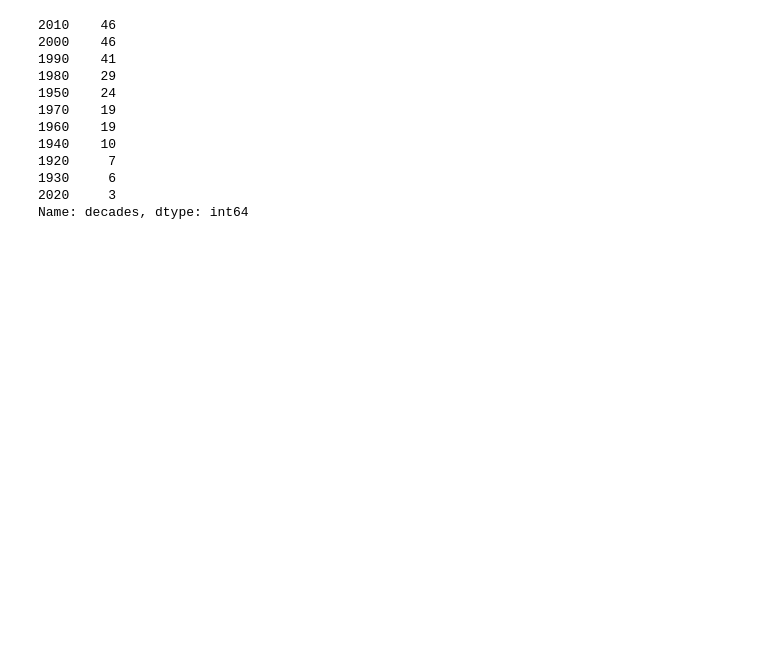
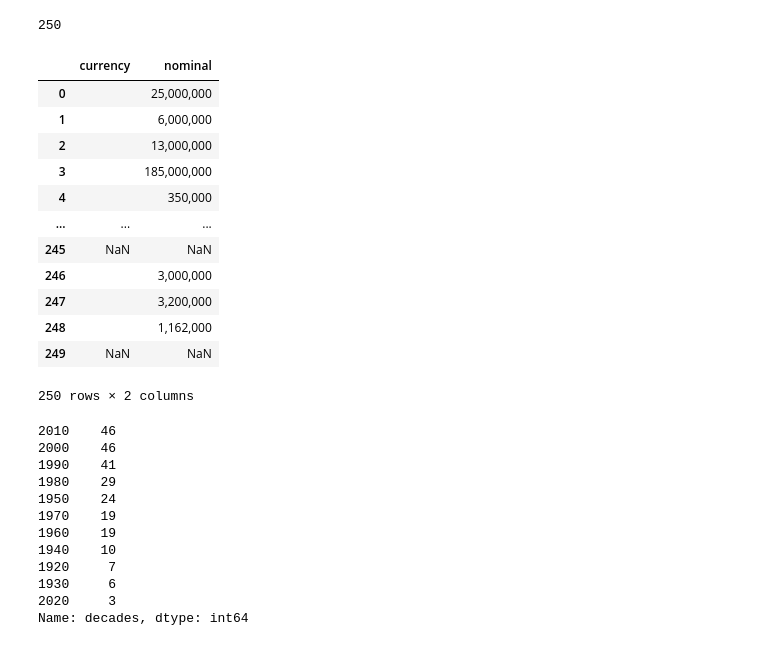
Before and after one commit to moritzdaendliker/IMDBscraper_and_analysis, a Jupyter notebook: Data Preparation & descriptive statistics.ipynb, the cells around one changed output. Cells and saved outputs as stored; diff of their text form; code cells hidden in the pictures; blank space fills up the shorter version.

```diff
--- a/Data Preparation & descriptive statistics.ipynb
+++ b/Data Preparation & descriptive statistics.ipynb
@@ -14,6 +15,31 @@ import matplotlib.pyplot as plt
 ## loading the csv file which was created after scraping the IMDb website
 imdb_top_movies = pd.read_csv("imdb_top_movies.csv")
 imdb_top_movies = imdb_top_movies.astype({"year": int})
+
+# quick clean
+imdb_top_movies = imdb_top_movies.dropna( axis=0, how='all')
+# %%
+len(imdb_top_movies)
+# %% [output]
+250
+# %%
+imdb_top_movies[['currency', 'nominal']] = imdb_top_movies['budget'].str.split(r'\D+', 1, expand=True)
+# %%
+imdb_top_movies[['currency', 'nominal']]
+# %% [output]
+|  | currency | nominal |
+| 0 |  | 25,000,000 |
+| 1 |  | 6,000,000 |
+| 2 |  | 13,000,000 |
+| 3 |  | 185,000,000 |
+| 4 |  | 350,000 |
+| ... | ... | ... |
+| 245 | NaN | NaN |
+| 246 |  | 3,000,000 |
+| 247 |  | 3,200,000 |
+| 248 |  | 1,162,000 |
+| 249 | NaN | NaN |
+250 rows × 2 columns
 # %%
 ## add some general descriptive statistics here
 # %%
```
Also changed, not shown: parts of 3 cells of this notebook.
